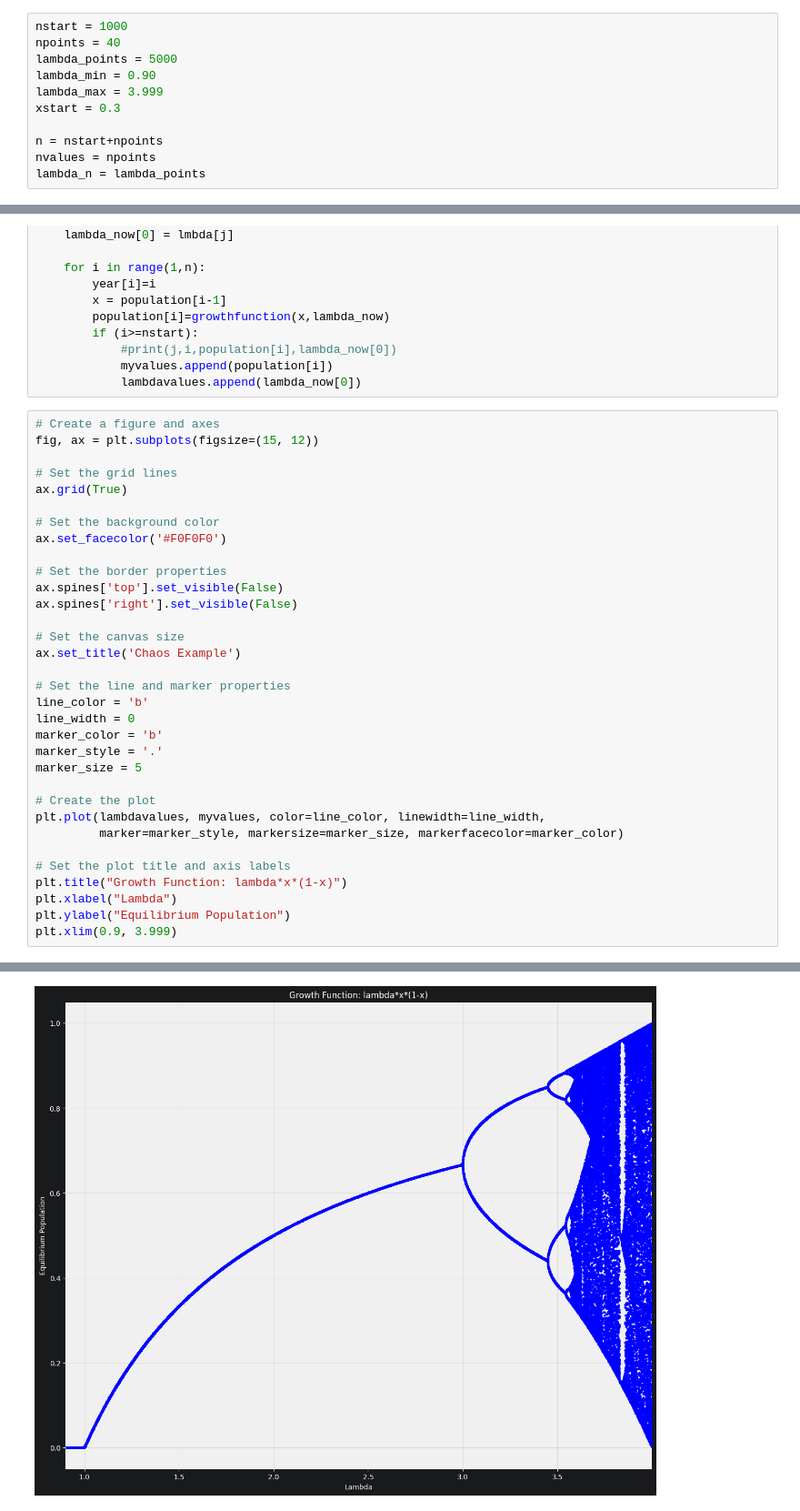
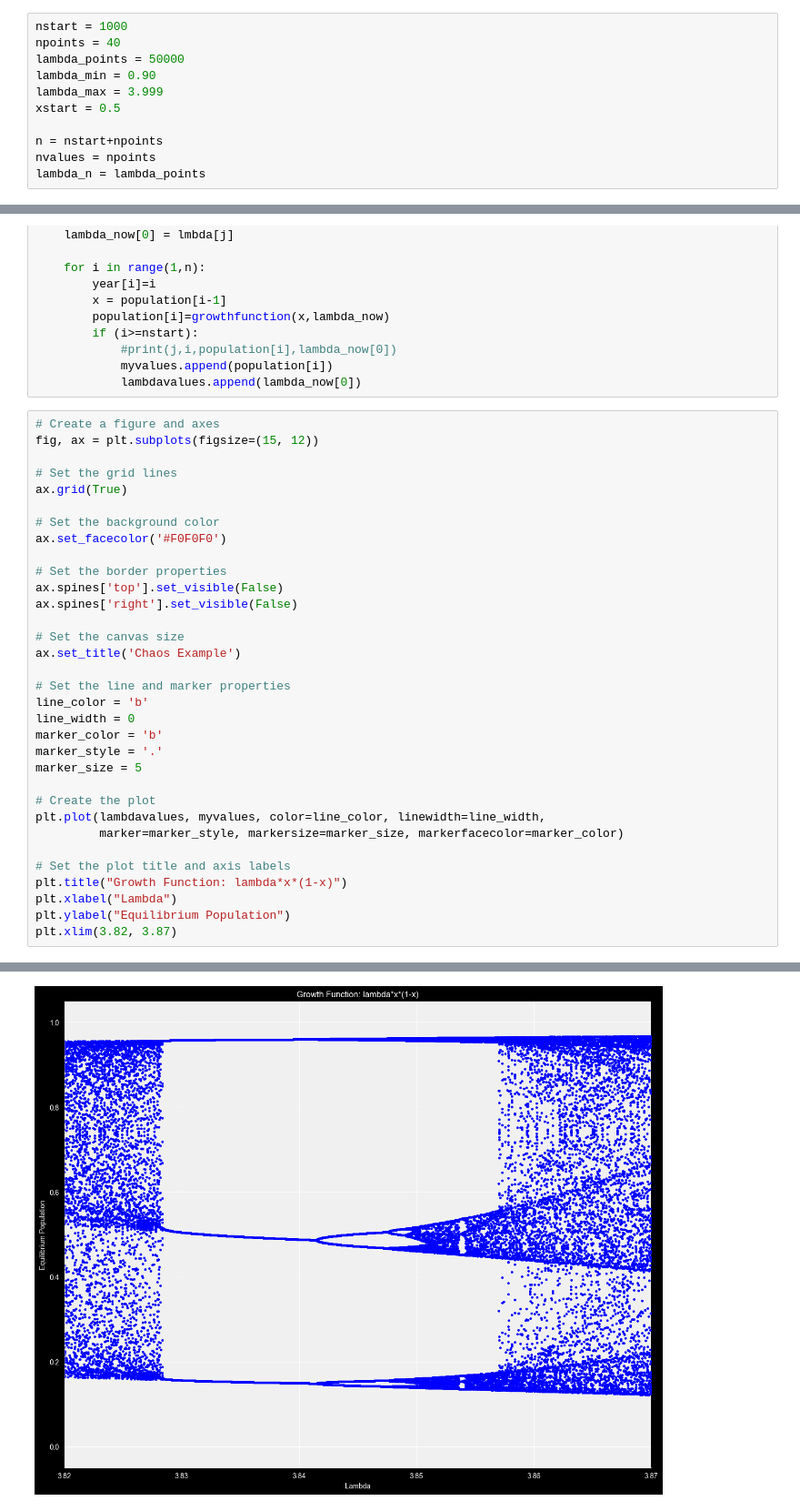
Before and after one commit to brash99/phys441, a Jupyter notebook: JupyterNotebooks/Week5/Chaos/graph_chaos_lambda.ipynb, the cells around one changed output, grey strips where cells are left out. Shown at 91% size. Saved outputs shown, nothing was run; the diff lists cells and outputs as text.

```diff
--- a/JupyterNotebooks/Week5/Chaos/graph_chaos_lambda.ipynb
+++ b/JupyterNotebooks/Week5/Chaos/graph_chaos_lambda.ipynb
@@ -7,10 +7,10 @@ def growthfunction(x,par):
 # %%
 nstart = 1000
 npoints = 40
-lambda_points = 5000
+lambda_points = 50000
 lambda_min = 0.90
 lambda_max = 3.999
-xstart = 0.3
+xstart = 0.5
 
 n = nstart+npoints
 nvalues = npoints
@@ -77,5 +77,5 @@ plt.plot(lambdavalues, myvalues, color=line_color, linewidth=line_width,
 plt.title("Growth Function: lambda*x*(1-x)")
 plt.xlabel("Lambda")
 plt.ylabel("Equilibrium Population")
-plt.xlim(0.9, 3.999)
+plt.xlim(3.82, 3.87)
 # %% [output]
@@ -83 +83 @@ plt.xlim(0.9, 3.999)
-[figure, old version]
+[figure, new version]
```
Also changed, not shown: parts of 1 cell of this notebook, 11 other files.
